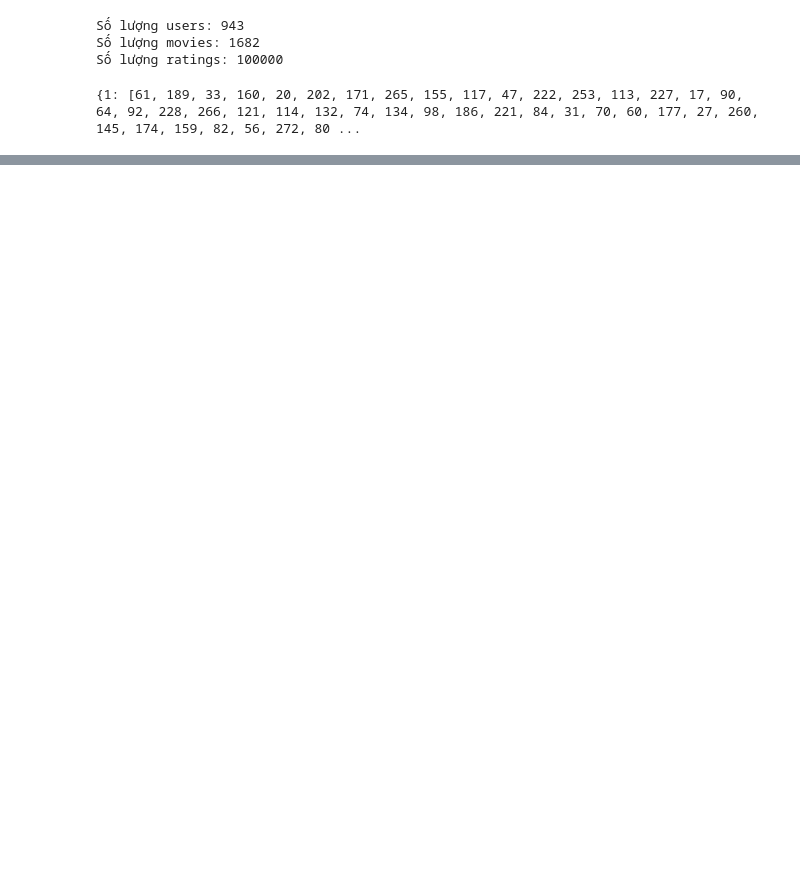
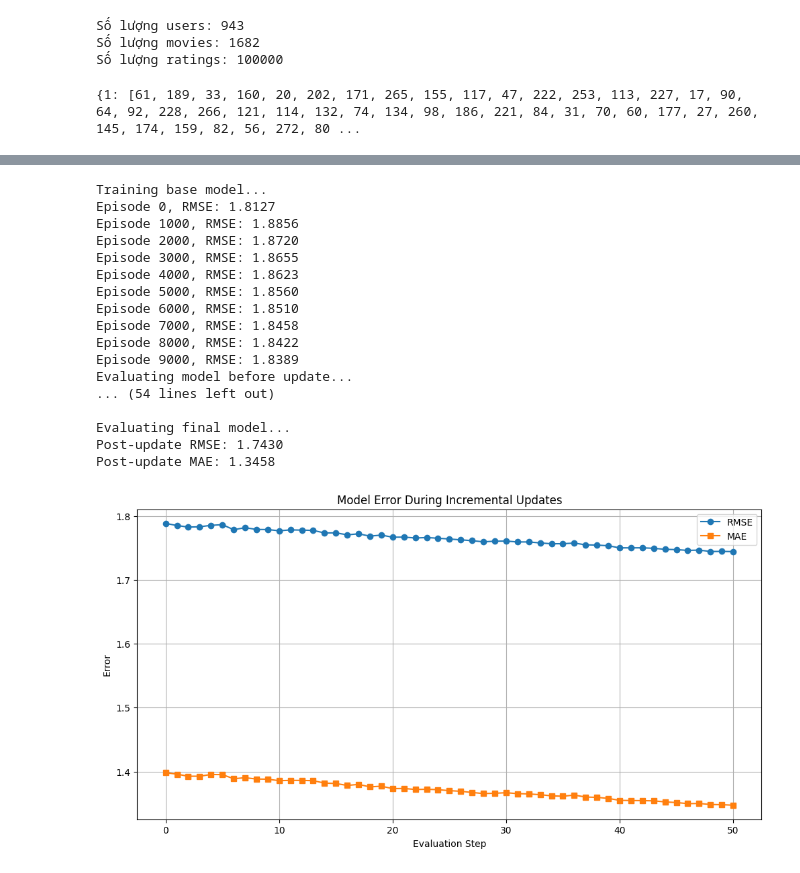
Before and after one commit to PhapNguyenHoangViet/RL_RecommendationSystem, a Jupyter notebook: RL_MCControl copy.ipynb, the cells around one changed output, grey strips where cells are left out. Drawn from its saved outputs; the diff is of its cells as text; code cells hidden in the pictures; blank space fills up the shorter version.

```diff
--- a/RL_MCControl copy.ipynb
+++ b/RL_MCControl copy.ipynb
@@ -233 +306,12 @@ def evaluate_recommender(env, recommender, num_test_episodes=100):
     }
+# %%
+env = MovieRecommenderEnv(users, movies, ratings)
+recommender = MonteCarloRecommender(
+    env,
+    epsilon=0.4,
+    max_steps=200,
+    default_q=0
+)
+
+print("Bắt đầu training...")
+recommendations, total_score = recommender.recommend(episodes=500000)
@@ -361,0 +401,32 @@ Confusion Matrix:
+# %%
+
+def get_recommendations_for_user(recommender, user_id, n_recommendations=2000):
+    watched_movies = set(recommender.env.user_history[user_id])
+    all_movies = set(recommender.env.movies.keys())
+    unwatched_movies = list(all_movies - watched_movies)
+
+    predictions = []
+    for movie_id in unwatched_movies:
+        state = (user_id, movie_id)
+        predicted_rating = recommender._select_action_recommend(state)
+        predictions.append((movie_id, predicted_rating))
+
+    predictions.sort(key=lambda x: x[1], reverse=True)
+    top_movies = predictions[:n_recommendations]
+
+    recommendations = []
+    for movie_id, rating in top_movies:
+        movie_info = recommender.env.movies[movie_id]
+        recommendations.append({
+            'movie_id': movie_id,
+            'title': movie_info['title'],
+            'predicted_rating': rating
+        })
+    return recommendations
+
+test_users = [1, 50, 100]
+for user_id in test_users:
+    print(f"\nKhuyến nghị cho User {user_id}:")
+    recommendations = get_recommendations_for_user(recommender, user_id)
+    for i, rec in enumerate(recommendations, 1):
+        print(f"{i}. {rec['title']} (Predicted: {rec['predicted_rating']:.2f})")
@@ -361,0 +662,21 @@ Confusion Matrix:
+# %%
+demo_incremental_update_with_evaluation()
+# %% [output]
+Training base model...
+Episode 0, RMSE: 1.8127
+Episode 1000, RMSE: 1.8856
+Episode 2000, RMSE: 1.8720
+Episode 3000, RMSE: 1.8655
+Episode 4000, RMSE: 1.8623
+Episode 5000, RMSE: 1.8560
+Episode 6000, RMSE: 1.8510
+Episode 7000, RMSE: 1.8458
+Episode 8000, RMSE: 1.8422
+Episode 9000, RMSE: 1.8389
+Evaluating model before update...
+... (54 lines left out)
+
+Evaluating final model...
+Post-update RMSE: 1.7430
+Post-update MAE: 1.3458
+[figure, added]
```
Also changed, not shown: parts of 11 cells of this notebook, 3 other files.
